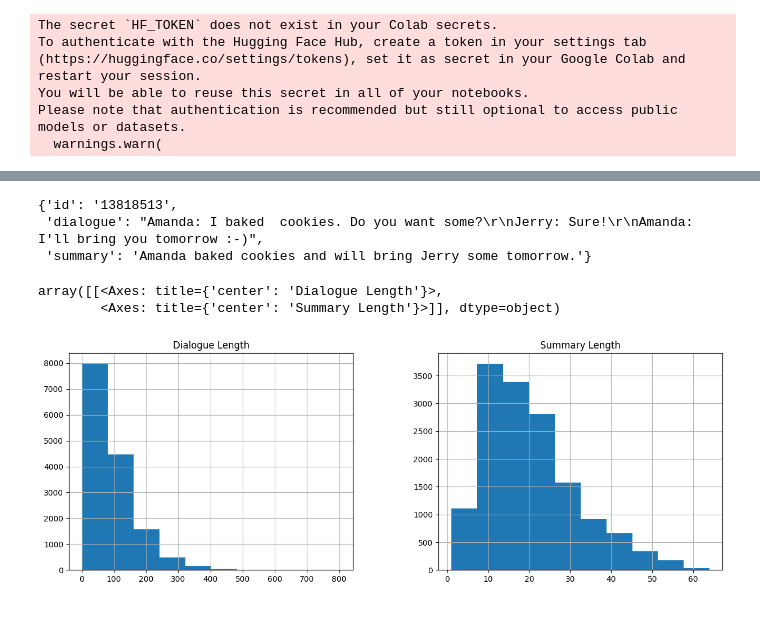
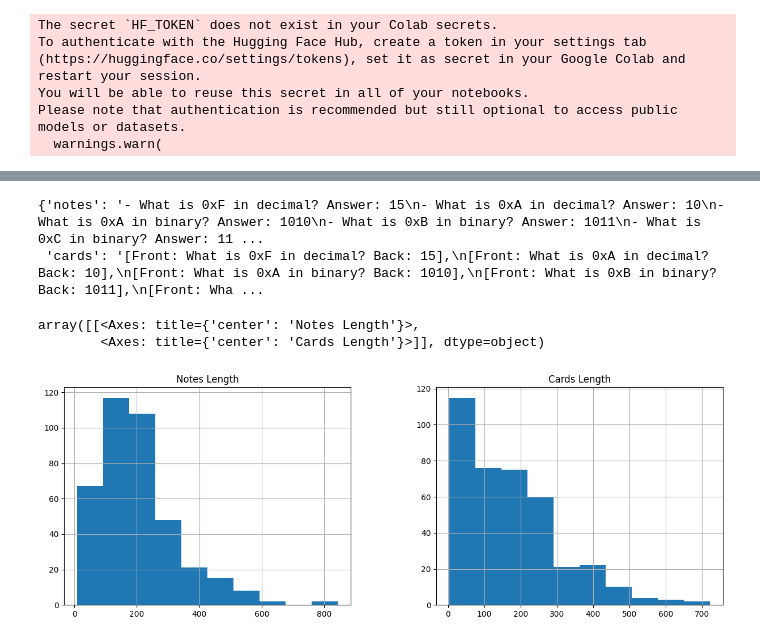
Before and after one commit to notes2anki/notes2anki, a Jupyter notebook: finetune/Fine_Tuning_Summarization_Model.ipynb, the cells around one changed output, grey strips where cells are left out. Drawn from its saved outputs; the diff is of its cells as text; code cells hidden in the pictures.

```diff
--- a/finetune/Fine_Tuning_Summarization_Model.ipynb
+++ b/finetune/Fine_Tuning_Summarization_Model.ipynb
@@ -62,0 +45,5 @@ DatasetDict({
+# %%
+# samsum = load_dataset('samsum')
+raw_datasets = load_dataset('fairnightzz/anki-generated')
+raw_datasets = raw_datasets["train"].train_test_split(test_size=0.1)
+raw_datasets
@@ -63,24 +61,23 @@ DatasetDict({
 # %%
-samsum['train'][0]
+raw_datasets['train'][0]
 # %% [output]
-{'id': '13818513',
- 'dialogue': "Amanda: I baked  cookies. Do you want some?\r\nJerry: Sure!\r\nAmanda: I'll bring you tomorrow :-)",
- 'summary': 'Amanda baked cookies and will bring Jerry some tomorrow.'}
+{'notes': '- What is 0xF in decimal? Answer: 15\n- What is 0xA in decimal? Answer: 10\n- What is 0xA in binary? Answer: 1010\n- What is 0xB in binary? Answer: 1011\n- What is 0xC in binary? Answer: 11 ...
+ 'cards': '[Front: What is 0xF in decimal? Back: 15],\n[Front: What is 0xA in decimal? Back: 10],\n[Front: What is 0xA in binary? Back: 1010],\n[Front: What is 0xB in binary? Back: 1011],\n[Front: Wha ...
 # %%
-dialogue_len = [len(x['dialogue'].split()) for x in samsum['train']]
-summary_len = [len(x['summary'].split()) for x in samsum['train']]
+notes_len = [len(x['notes'].split()) for x in raw_datasets['train']]
+cards_len = [len(x['cards'].split()) for x in raw_datasets['train']]
 # %%
 import pandas as pd
 
-data = pd.DataFrame([dialogue_len, summary_len]).T
-data.columns = ['Dialogue Length', 'Summary Length']
+data = pd.DataFrame([notes_len, cards_len]).T
+data.columns = ['Notes Length', 'Cards Length']
 
 data.hist(figsize=(15,5))
 # 500<512 which is min token size required, so suitable for all models
 # %% [output]
-array([[<Axes: title={'center': 'Dialogue Length'}>,
-        <Axes: title={'center': 'Summary Length'}>]], dtype=object)
+array([[<Axes: title={'center': 'Notes Length'}>,
+        <Axes: title={'center': 'Cards Length'}>]], dtype=object)
-[figure, old version]
+[figure, new version]
 # %%
 # lets build Data Collator
 
```
Also changed, not shown: parts of 13 cells of this notebook.
